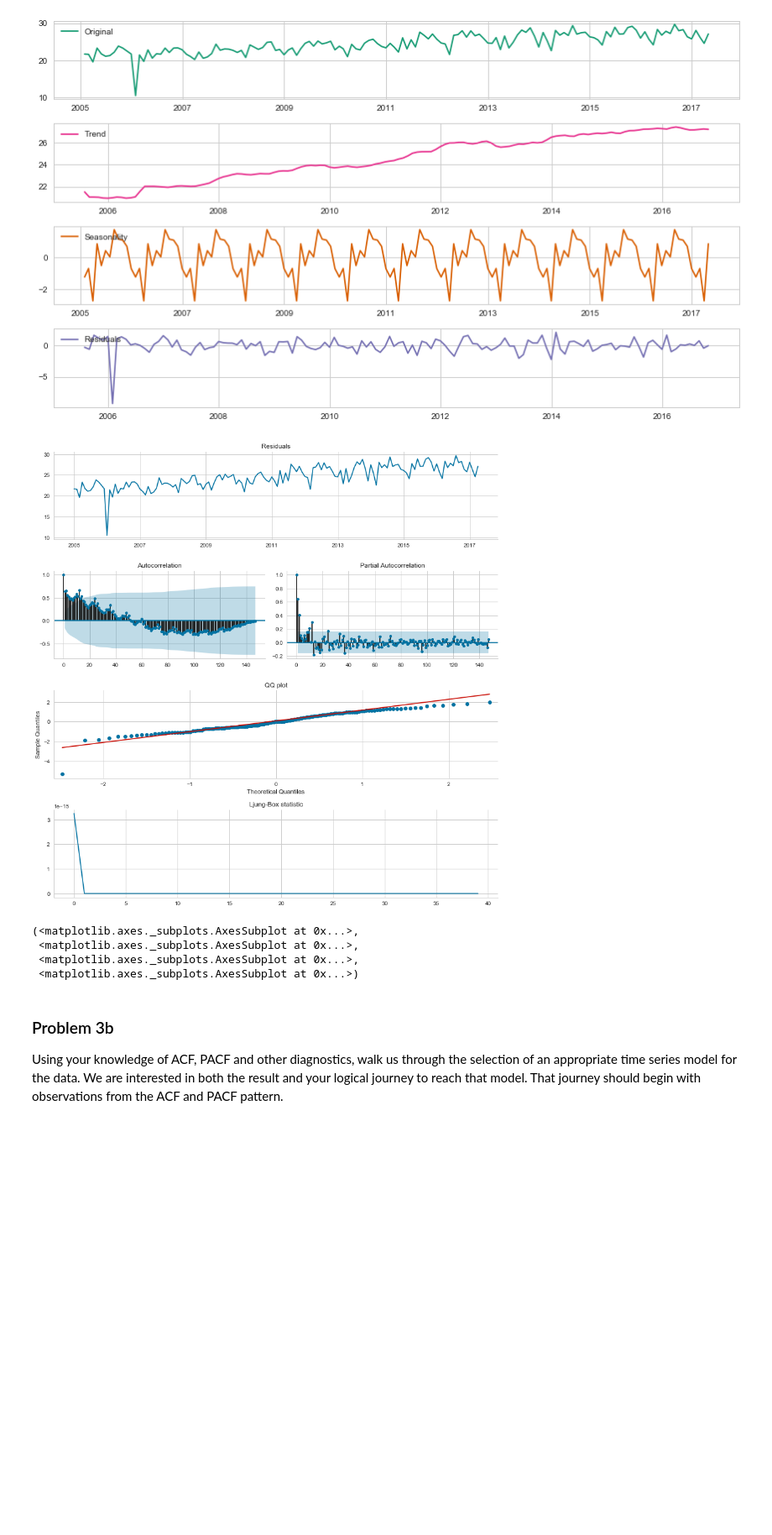
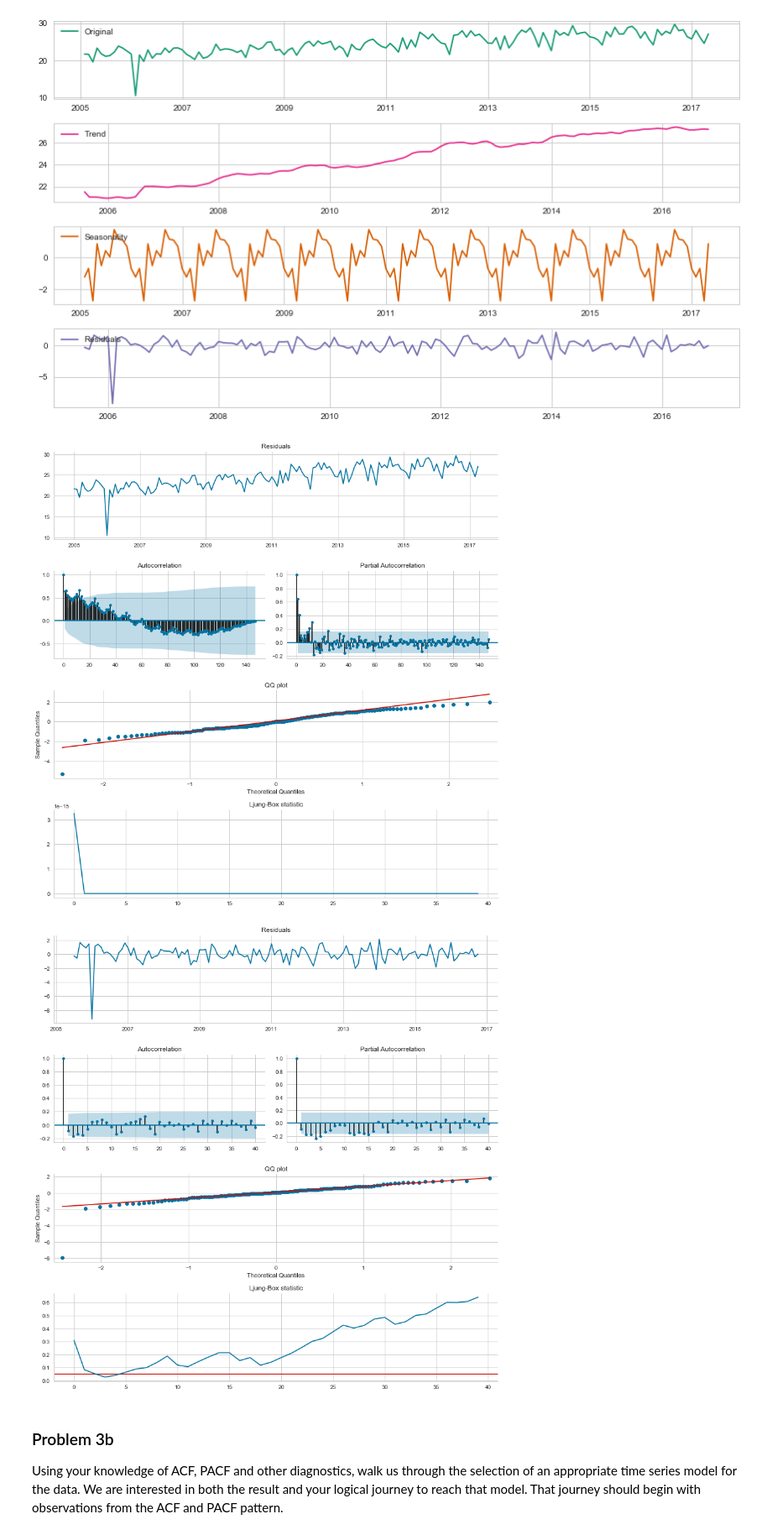
Before and after one commit to paulmattheww/Harvard-CS82-Advanced-ML, a Jupyter notebook: Assignments/HW3/HW3_2018_CSCIE82.ipynb, the cells around one changed output. Shown at 84% size. Drawn from its saved outputs; the diff is of its cells as text; code cells hidden in the pictures; blank space fills up the shorter version.

```diff
--- a/Assignments/HW3/HW3_2018_CSCIE82.ipynb
+++ b/Assignments/HW3/HW3_2018_CSCIE82.ipynb
@@ -410,13 +410,15 @@ def tsplot(y, lags=None, figsize=(12, 12)):
     plt.show()
     return ts_ax, acf_ax, pacf_ax, lbox_ax
 
-tsplot(ts_df[1])
+_ = tsplot(ts_df[1])
 # %% [output]
 [figure]
-(<matplotlib.axes._subplots.AxesSubplot at 0x...>,
- <matplotlib.axes._subplots.AxesSubplot at 0x...>,
- <matplotlib.axes._subplots.AxesSubplot at 0x...>,
- <matplotlib.axes._subplots.AxesSubplot at 0x...>)
+# %%
+decomp_resid = decomposition.resid
+decomp_resid.dropna(inplace=True)
+_ = tsplot(decomp_resid, 40)
+# %% [output]
+[figure, added]
 # %% [markdown]
 ### Problem 3b
 Using your knowledge of ACF, PACF and other diagnostics, walk us through the selection of an appropriate time series model for the data.  We are interested in both the result and your logical journey to reach that model.  That journey should begin with observations from the ACF and PACF pattern.
```
Also changed, not shown: parts of 2 cells of this notebook.
